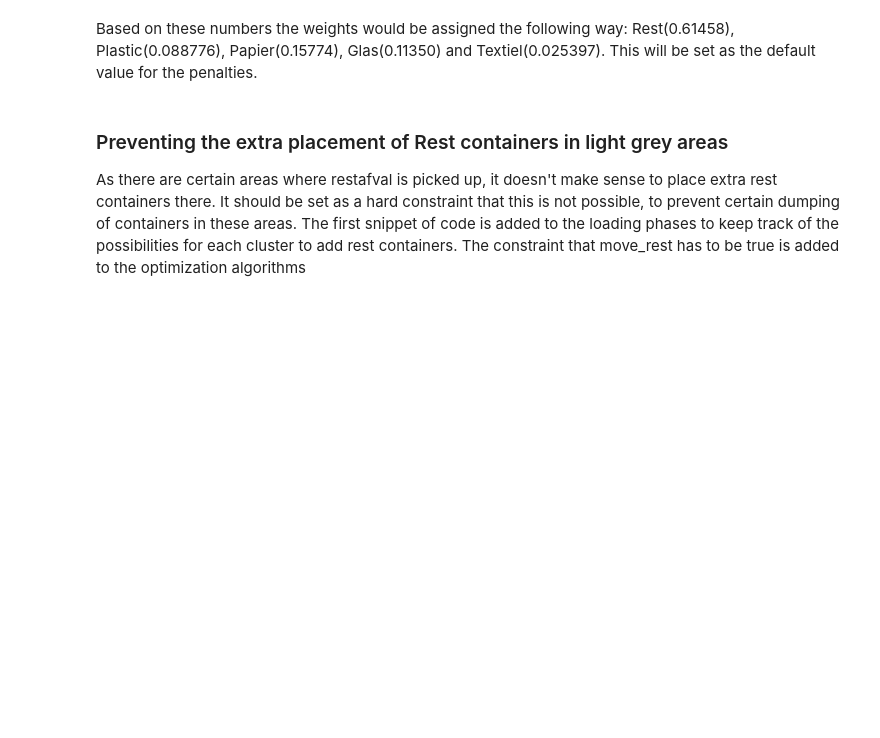
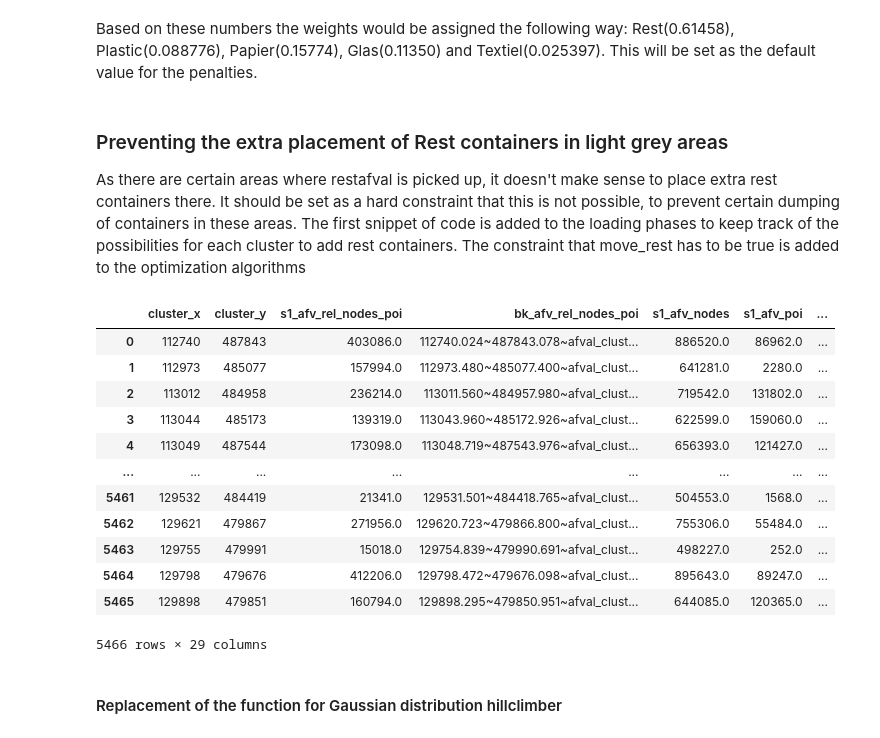
Before and after one commit to corne12345/Amsterdam_carbage_thesis, a Jupyter notebook: Notebooks/20200514 - Improvements of initial coding.ipynb, the cells around one changed output. Drawn from its saved outputs; the diff is of its cells as text; code cells hidden in the pictures; blank space fills up the shorter version.

```diff
--- a/Notebooks/20200514 - Improvements of initial coding.ipynb
+++ b/Notebooks/20200514 - Improvements of initial coding.ipynb
@@ -176,3 +182,22 @@ for j in range(no_modifications):
                 int(r.at[location_b, fraction_b]) + 1
 
             valid = True
+# %%
+joined = joined.drop(['index', 'Unnamed: 0'], axis=1)
+joined
+# %% [output]
+|  | cluster_x | cluster_y | s1_afv_rel_nodes_poi | bk_afv_rel_nodes_poi | s1_afv_nodes | s1_afv_poi | ... |
+| 0 | 112740 | 487843 | 403086.0 | 112740.024~487843.078~afval_clust... | 886520.0 | 86962.0 | ... |
+| 1 | 112973 | 485077 | 157994.0 | 112973.480~485077.400~afval_clust... | 641281.0 | 2280.0 | ... |
+| 2 | 113012 | 484958 | 236214.0 | 113011.560~484957.980~afval_clust... | 719542.0 | 131802.0 | ... |
+| 3 | 113044 | 485173 | 139319.0 | 113043.960~485172.926~afval_clust... | 622599.0 | 159060.0 | ... |
+| 4 | 113049 | 487544 | 173098.0 | 113048.719~487543.976~afval_clust... | 656393.0 | 121427.0 | ... |
+| ... | ... | ... | ... | ... | ... | ... | ... |
+| 5461 | 129532 | 484419 | 21341.0 | 129531.501~484418.765~afval_clust... | 504553.0 | 1568.0 | ... |
+| 5462 | 129621 | 479867 | 271956.0 | 129620.723~479866.800~afval_clust... | 755306.0 | 55484.0 | ... |
+| 5463 | 129755 | 479991 | 15018.0 | 129754.839~479990.691~afval_clust... | 498227.0 | 252.0 | ... |
+| 5464 | 129798 | 479676 | 412206.0 | 129798.472~479676.098~afval_clust... | 895643.0 | 89247.0 | ... |
+| 5465 | 129898 | 479851 | 160794.0 | 129898.295~479850.951~afval_clust... | 644085.0 | 120365.0 | ... |
+5466 rows × 29 columns
+# %% [markdown]
+#### Replacement of the function for Gaussian distribution hillclimber
```
Also changed, not shown: parts of 4 cells of this notebook, 1 other file.
